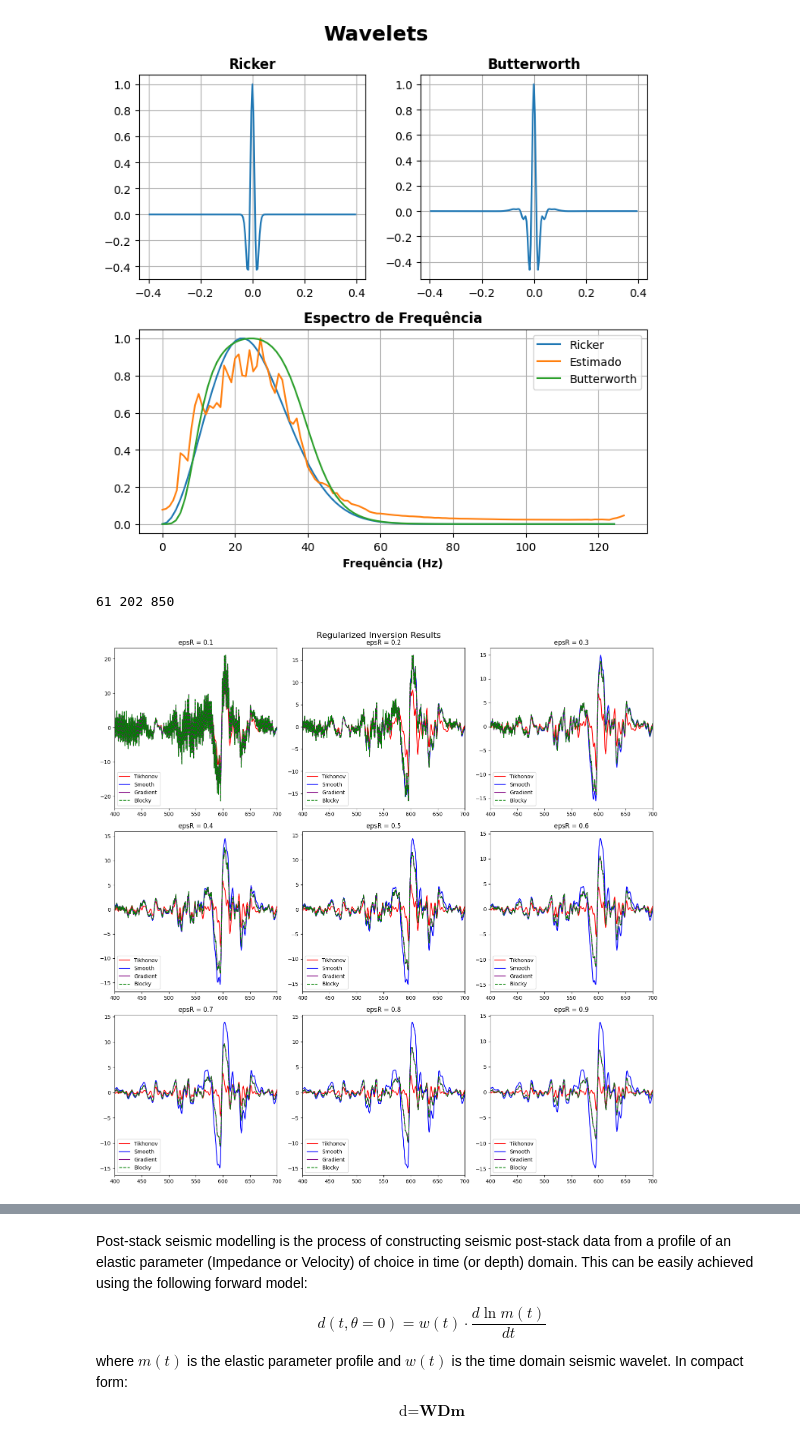
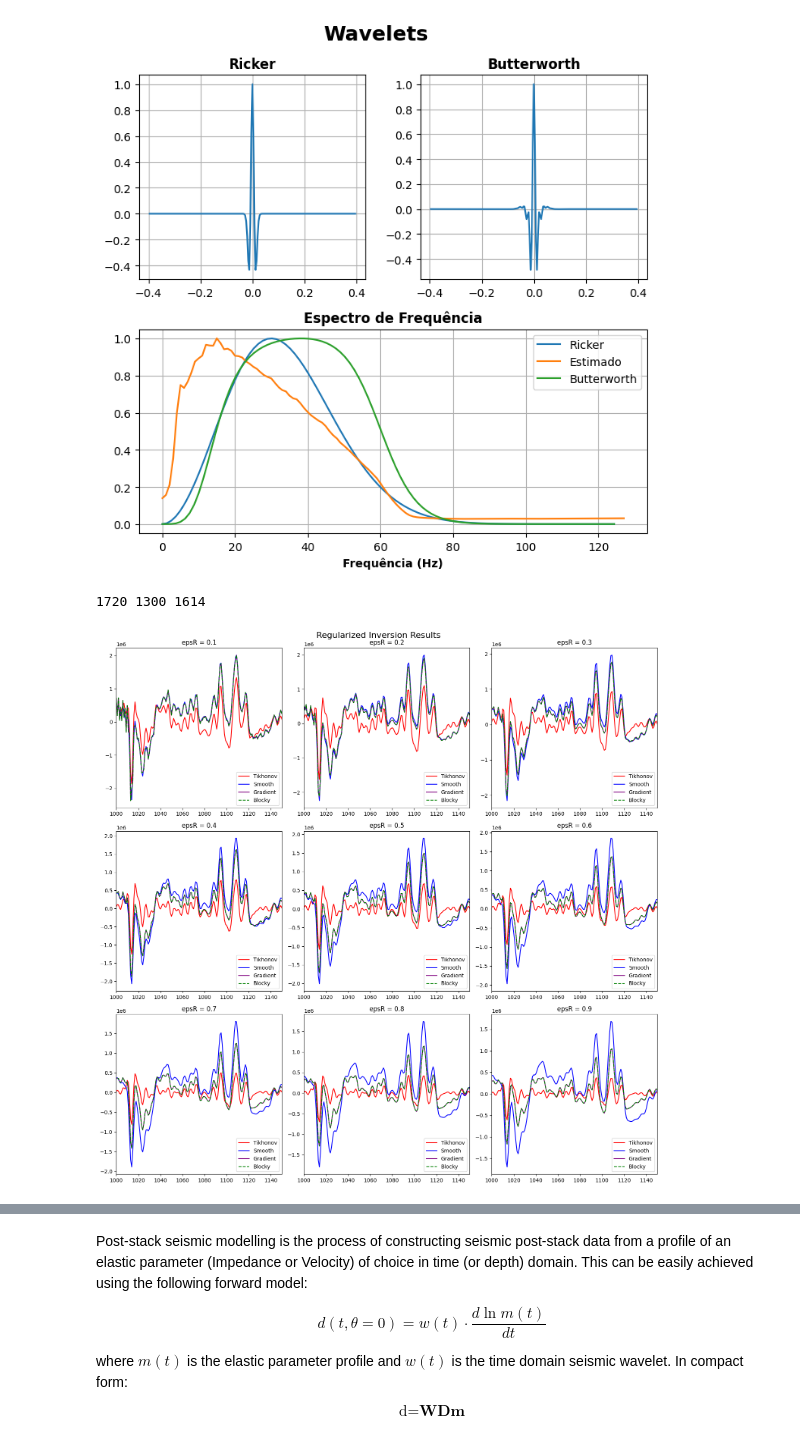
Before and after one commit to albano-a/InvertLab, a Jupyter notebook: normal_equations.ipynb, the cells around one changed output, grey strips where cells are left out. Cells and saved outputs as stored; diff of their text form; code cells hidden in the pictures.

Commit message:
Imagens salvas

```diff
--- a/normal_equations.ipynb
+++ b/normal_equations.ipynb
@@ -10,10 +10,12 @@ from tqdm import tqdm
 # from sklearn.metrics import mean_absolute_percentage_error as MAPE
 # %%
 # Usando o Volve
-filename = "data/volve.sgy"
+#filename = "data/volve.sgy"
 
 # Caso tenha o dado de ABL, descomentar a linha abaixo
 #filename = "D:/Dados ABL/ABL_FULL_TIME_3D.sgy"
+filename = "C:/Users/aalbano/Desktop/Dados/ABL_FULL_TIME_3D.sgy"
+#filename = "C:/Users/aalbano/Desktop/Dados/ABL_FULL_DECON_TIME.sgy"
 
 if filename == "data/volve.sgy":
     ILINE = 30 # 500 - ABL
@@ -84,2 +80,4 @@ Text(0.5, 1.0, 'Seção Sísmica')
+# %%
+d = d[500 - il_min: 2220 - il_min, 1500 - xl_min : 2800 - xl_min, :]
 # %%
 plt.figure(figsize=(8,4))
@@ -136,9 +134,9 @@ plt.tight_layout()
 # %%
 sample = 100
 dt = 4
-pkfq = 22
-highfq = 40
-lowfq = 10
+pkfq = 30
+highfq = 60
+lowfq = 15
 
 twlet, wlet, freqs, fft = hf.generate_ricker(peak_freq=pkfq, samples=sample, dt=dt)
 twlet_b, wlet_b, freqs_b, fft_b = hf.generate_butter(
@@ -178,12 +176,12 @@ plt.grid()
 plt.tight_layout()
 plt.show()
 # %% [output]
-[figure, old version]
+[figure, new version]
 # %%
 nx, ny, nz = d.shape
 print(nx, ny, nz)
 # %% [output]
-61 202 850
+1720 1300 1614
 # %%
 d_inv2_ppop = pylops.avo.poststack.PoststackLinearModelling(
     wav_est / 2, nt0=nz, spatdims=1, explicit=False
@@ -249,36 +247,37 @@ for i in epsRs:
     d2op = pylops.Gradient(nz)
     d_inv2_gradient = (
         pylops.regularized_inversion(
             Op=d_inv2_ppop,
             y=d[ILINE, XLINE, :],
             Regs=[d2op],
             epsRs=[i],
             x0=np.zeros(d[ILINE, XLINE, :].shape),
             engine="scipy",
             **dict(iter_lim=1000)
         )[0]
     )
     gradient_results.append(d_inv2_gradient)
 
 # Plot the results
 fig, axs = plt.subplots(3, 3, figsize=(15, 15))
 fig.suptitle('Regularized Inversion Results', fontsize=16)
 
 for idx, (tikho, smooth, blocky, gradient) in enumerate(zip(tikho_results, smooth_results, blocky_results, gradient_results)):
     row = idx // 3
     col = idx % 3
     axs[row, col].plot(tikho, '-', color='red', label="Tikhonov")
     axs[row, col].plot(smooth, '-', color='blue', label="Smooth")
     axs[row, col].plot(gradient, '-', color='purple', label="Gradient")
     axs[row, col].plot(blocky, '--', color='green', label="Blocky")
-    axs[row, col].set_xlim(400, 700)
-    axs[row, col].legend(loc="lower left")
+    axs[row, col].set_xlim(1000, 1150)
+    axs[row, col].legend(loc="lower right")
     axs[row, col].set_title(f'epsR = {epsRs[idx]:.1f}')
 
 plt.tight_layout()
+plt.savefig("./figures/regularized_inversion_epsr_decon.png", dpi=400, bbox_inches="tight")
 plt.show()
 # %% [output]
-[figure, old version]
+[figure, new version]
 # %%
 d_inv2_tikho = (
     pylops.regularized_inversion(
```
Also changed, not shown: parts of 9 cells of this notebook, 7 other files.
